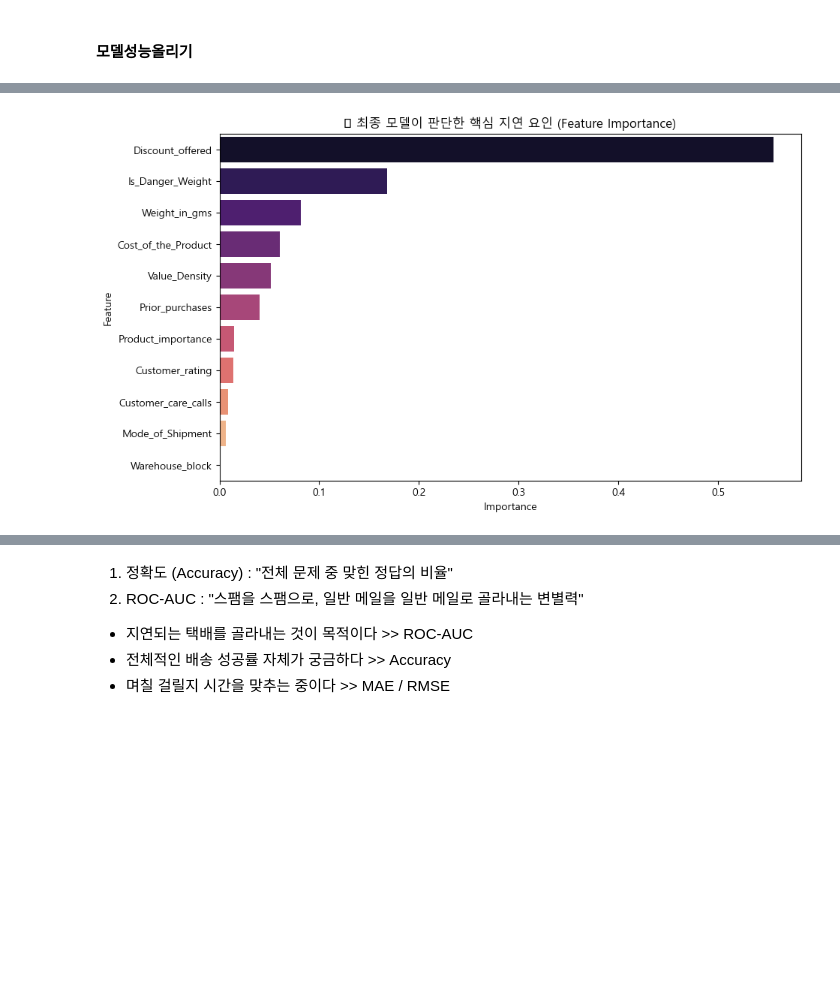
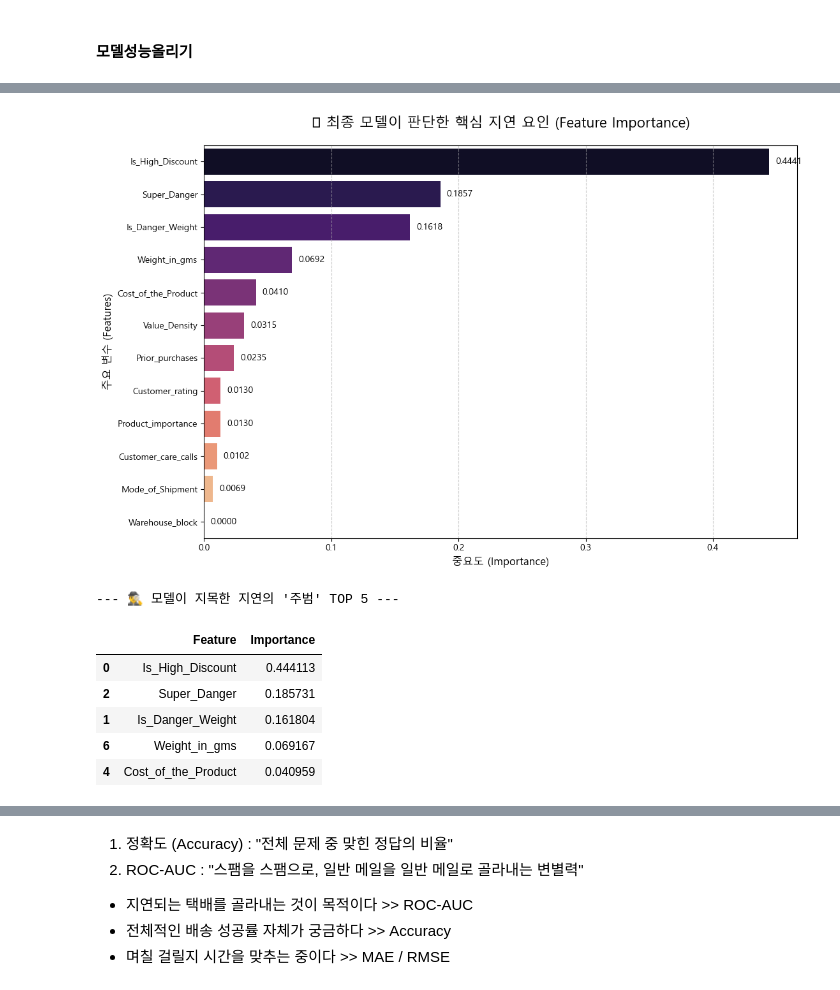
Before and after one commit to lamph0880/E-commerce, a Jupyter notebook: KHM/MiniProject.ipynb, the cells around one changed output, grey strips where cells are left out. Drawn from its saved outputs; the diff is of its cells as text; code cells hidden in the pictures; blank space fills up the shorter version.

```diff
--- a/KHM/MiniProject.ipynb
+++ b/KHM/MiniProject.ipynb
@@ -587,0 +559,19 @@ display(df_sorted.style.background_gradient(cmap='RdYlGn_r', subset=['Gap'])
+# %%
+# 이름을 'final_master_model'로 확실히 정의
+final_master_model = XGBClassifier(
+    n_estimators=1000,
+    learning_rate=0.005,
+    max_depth=2,
+    subsample=0.8,
+    colsample_bytree=0.8,
+    random_state=42,
+    eval_metric='logloss',
+    early_stopping_rounds=100
+)
+
+# 학습 시작
+final_master_model.fit(
+    X_train, y_train,
+    eval_set=[(X_val, y_val)],
+    verbose=0
+)
@@ -595,14 +661,37 @@ display(df_sorted.style.background_gradient(cmap='RdYlGn_r', subset=['Gap'])
 # %%
-# 변수 중요도 추출
+# 최종 모델(Super Danger)의 핵심 지연 요인 분석
+# 1. 변수 중요도 데이터프레임 생성
+# # final_master_model이 학습한 X_train의 컬럼명을 그대로 가져옵니다.
 importances = pd.DataFrame({
     'Feature': X_train.columns,
-    'Importance': final_model.feature_importances_
+    'Importance': final_master_model.feature_importances_
 }).sort_values(by='Importance', ascending=False)
 
-# 시각화
-plt.figure(figsize=(10, 6))
-sns.barplot(x='Importance', y='Feature', data=importances, palette='magma')
-plt.title('🏆 최종 모델이 판단한 핵심 지연 요인 (Feature Importance)')
+# 2. 시각화 (학생의 스타일을 반영한 고퀄리티 그래프)
+plt.figure(figsize=(12, 8))
+ax = sns.barplot(x='Importance', y='Feature', data=importances, palette='magma')
+
+# 그래프에 수치 표시 (가독성 업그레이드!)
+for p in ax.patches:
+    ax.annotate(f'{p.get_width():.4f}',
+                (p.get_width() + 0.005, p.get_y() + p.get_height()/2),
+                ha='left', va='center', fontsize=10)
+
+plt.title('🏆 최종 모델이 판단한 핵심 지연 요인 (Feature Importance)', fontsize=16, pad=20)
+plt.xlabel('중요도 (Importance)', fontsize=12)
+plt.ylabel('주요 변수 (Features)', fontsize=12)
+plt.grid(axis='x', linestyle='--', alpha=0.6)
 plt.show()
+
+# 3. 텍스트로 상위 5개 요인 요약
+print("\n--- 🕵️‍♂️ 모델이 지목한 지연의 '주범' TOP 5 ---")
+display(importances.head(5))
 # %% [output]
-[figure, old version]
+[figure, new version]
+--- 🕵️‍♂️ 모델이 지목한 지연의 '주범' TOP 5 ---
+|  | Feature | Importance |
+| 0 | Is_High_Discount | 0.444113 |
+| 2 | Super_Danger | 0.185731 |
+| 1 | Is_Danger_Weight | 0.161804 |
+| 6 | Weight_in_gms | 0.069167 |
+| 4 | Cost_of_the_Product | 0.040959 |
```
Also changed, not shown: parts of 16 cells of this notebook, 2 other files.
